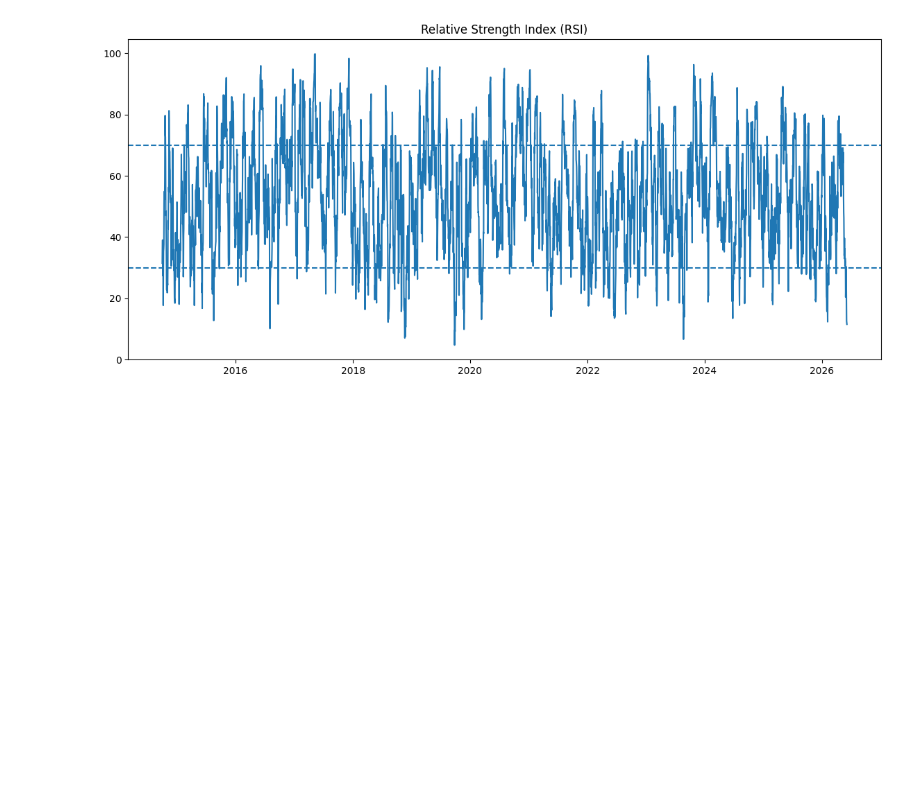
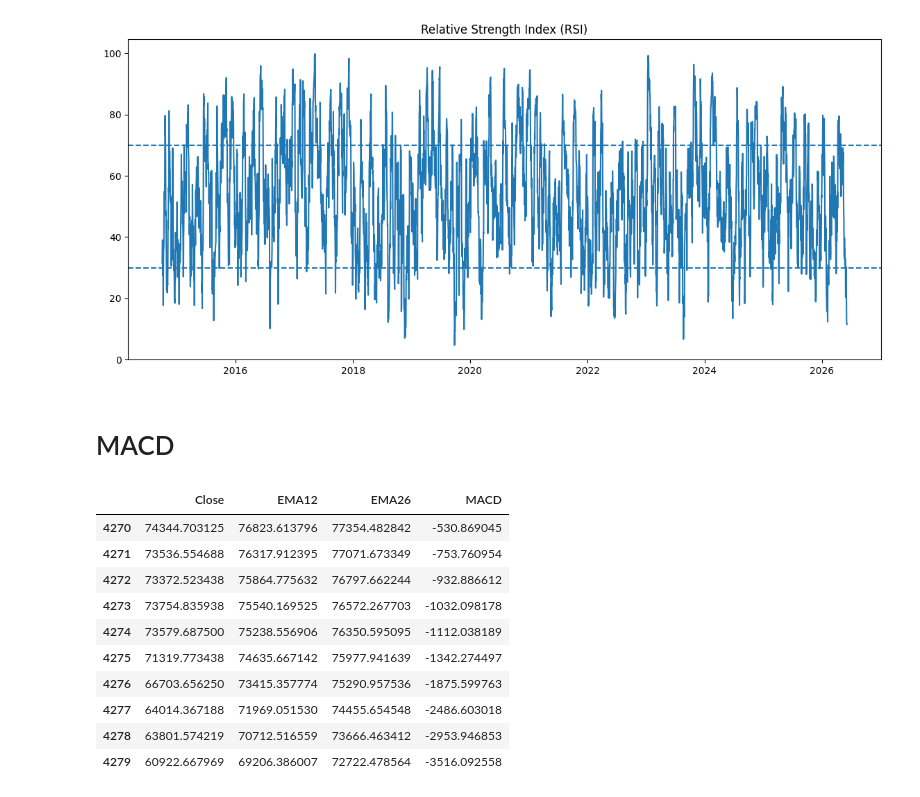
Before and after one commit to mugdhajha/Bitcoin-market-analysis, a Jupyter notebook: notebooks/feature_engineering.ipynb, the cells around one changed output. Cells and saved outputs as stored; diff of their text form; code cells hidden in the pictures; blank space fills up the shorter version.

```diff
--- a/notebooks/feature_engineering.ipynb
+++ b/notebooks/feature_engineering.ipynb
@@ -160,3 +170,5 @@ save_plot("RSI")
 plt.show()
 # %% [output]
 [figure]
+# %% [markdown]
+# MACD
@@ -162,0 +179,14 @@ plt.show()
+# %%
+df[["Close","EMA12","EMA26","MACD"]].tail(10)
+# %% [output]
+|  | Close | EMA12 | EMA26 | MACD |
+| 4270 | 74344.703125 | 76823.613796 | 77354.482842 | -530.869045 |
+| 4271 | 73536.554688 | 76317.912395 | 77071.673349 | -753.760954 |
+| 4272 | 73372.523438 | 75864.775632 | 76797.662244 | -932.886612 |
+| 4273 | 73754.835938 | 75540.169525 | 76572.267703 | -1032.098178 |
+| 4274 | 73579.687500 | 75238.556906 | 76350.595095 | -1112.038189 |
+| 4275 | 71319.773438 | 74635.667142 | 75977.941639 | -1342.274497 |
+| 4276 | 66703.656250 | 73415.357774 | 75290.957536 | -1875.599763 |
+| 4277 | 64014.367188 | 71969.051530 | 74455.654548 | -2486.603018 |
+| 4278 | 63801.574219 | 70712.516559 | 73666.463412 | -2953.946853 |
+| 4279 | 60922.667969 | 69206.386007 | 72722.478564 | -3516.092558 |
```
Also changed, not shown: parts of 9 cells of this notebook, 4 other files.
